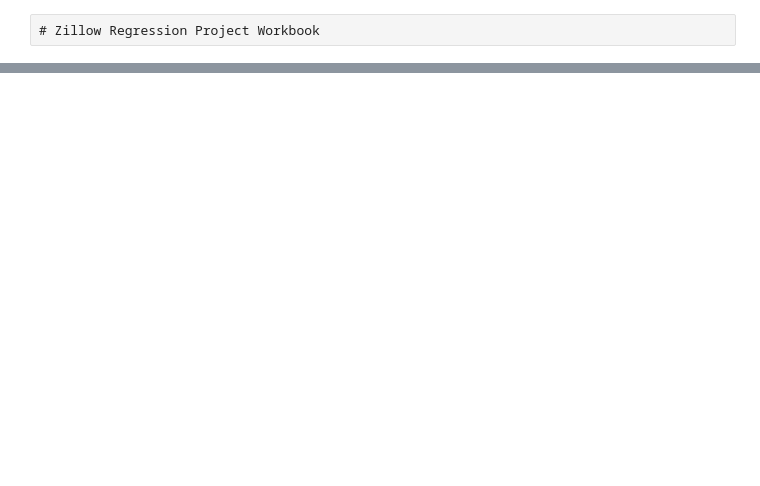
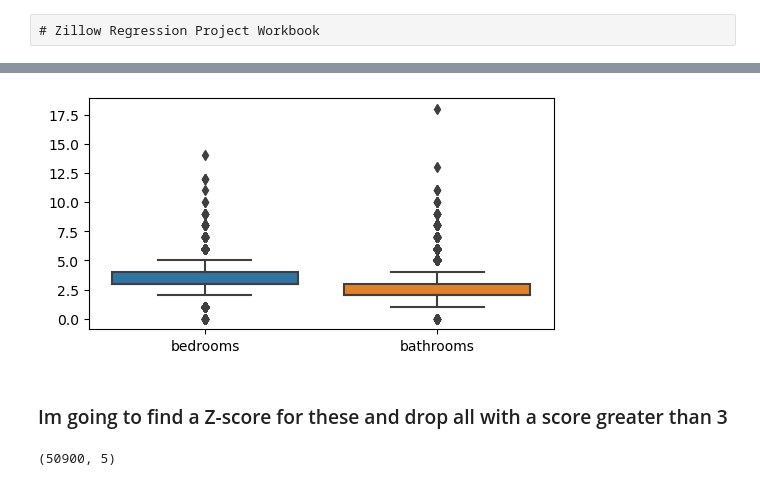
Before and after one commit to scottbarnett97/Regression-Project-Estimating-Home-Value, a Jupyter notebook: workbook_project.ipynb, the cells around one changed output, grey strips where cells are left out. Saved outputs shown, nothing was run; the diff lists cells and outputs as text; code cells hidden in the pictures; blank space fills up the shorter version.

```diff
--- a/workbook_project.ipynb
+++ b/workbook_project.ipynb
@@ -65,0 +191,9 @@ ValueError: unsupported format character ''' (0x27) at index 432
+# %%
+dfb = df.drop(columns=['area','taxvalue'])
+# %%
+#looking for outliers
+plt.figure(figsize=(6, 3))
+sns.boxplot(data=dfb)
+plt.show()
+# %% [output]
+[figure, added]
@@ -65,0 +202,2 @@ ValueError: unsupported format character ''' (0x27) at index 432
+# %% [markdown]
+### Im going to find a Z-score for these and drop all with a score greater than 3
@@ -65,0 +215,8 @@ ValueError: unsupported format character ''' (0x27) at index 432
+# %%
+#Make sure we dont drop to many rows
+#shape before and after outlier removal was 52358
+# 1200ish not to bad.... should give a better picture of average to use in a predictive model
+# adding this to the prep function
+print(df_no_outliers.shape)
+# %% [output]
+(50900, 5)
```
Also changed, not shown: parts of 94 cells of this notebook, 4 other files.
